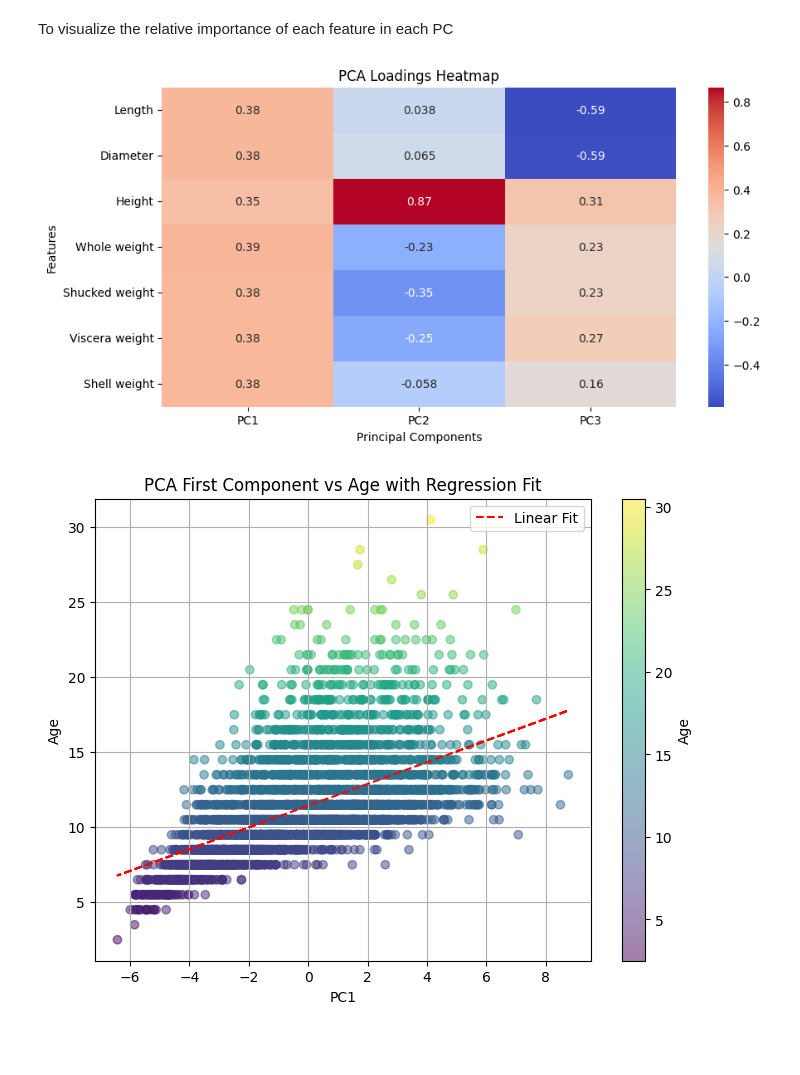
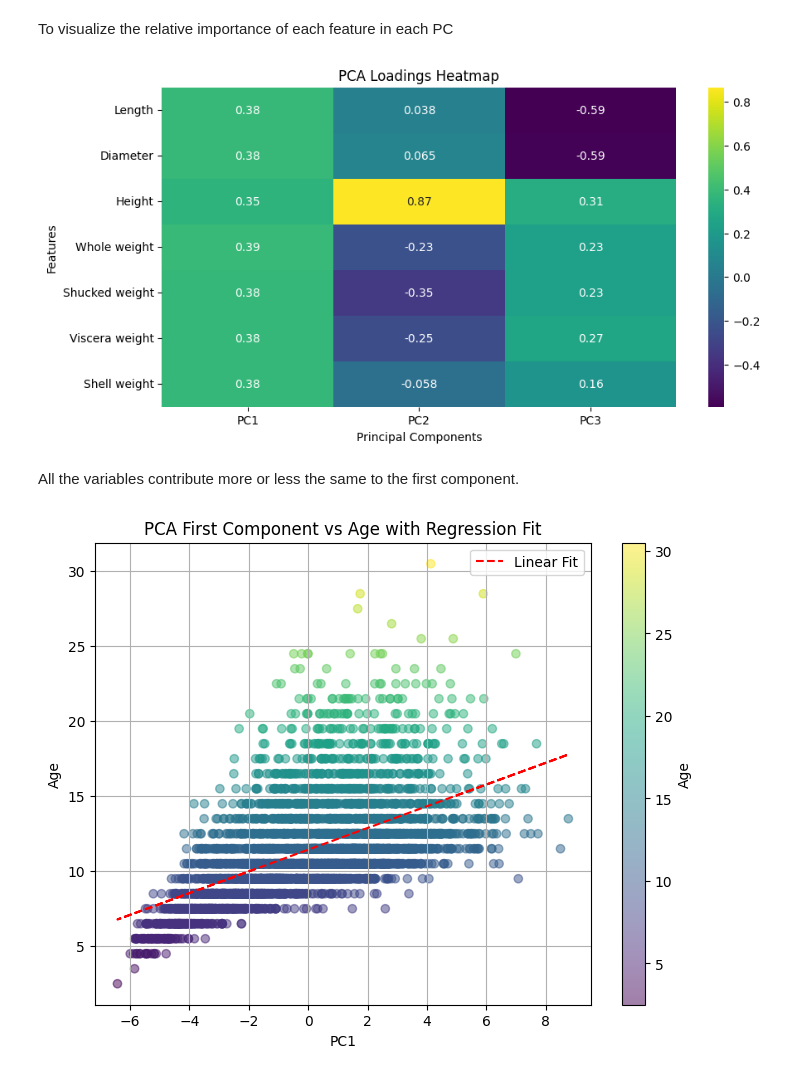
Before and after one commit to raquel-ch/intro_ml, a Jupyter notebook: project1.ipynb, the cells around one changed output. Drawn from its saved outputs; the diff is of its cells as text; code cells hidden in the pictures; blank space fills up the shorter version.

```diff
--- a/project1.ipynb
+++ b/project1.ipynb
@@ -273,14 +351,16 @@ To visualize the relative importance of each feature in each PC
 # %%
 import seaborn as sns
 
 plt.figure(figsize=(10, 5))
-sns.heatmap(V[:, :3], annot=True, cmap="coolwarm", xticklabels=["PC1", "PC2", "PC3"], yticklabels=attributeNames)
+sns.heatmap(V[:, :3], annot=True, cmap="viridis", xticklabels=["PC1", "PC2", "PC3"], yticklabels=attributeNames)
 plt.title("PCA Loadings Heatmap")
 plt.xlabel("Principal Components")
 plt.ylabel("Features")
 plt.show()
 # %% [output]
-[figure, old version]
+[figure, new version]
+# %% [markdown]
+All the variables contribute more or less the same to the first component.
 # %%
 import numpy as np
 from sklearn.linear_model import LinearRegression
```
Also changed, not shown: parts of 17 cells of this notebook.
